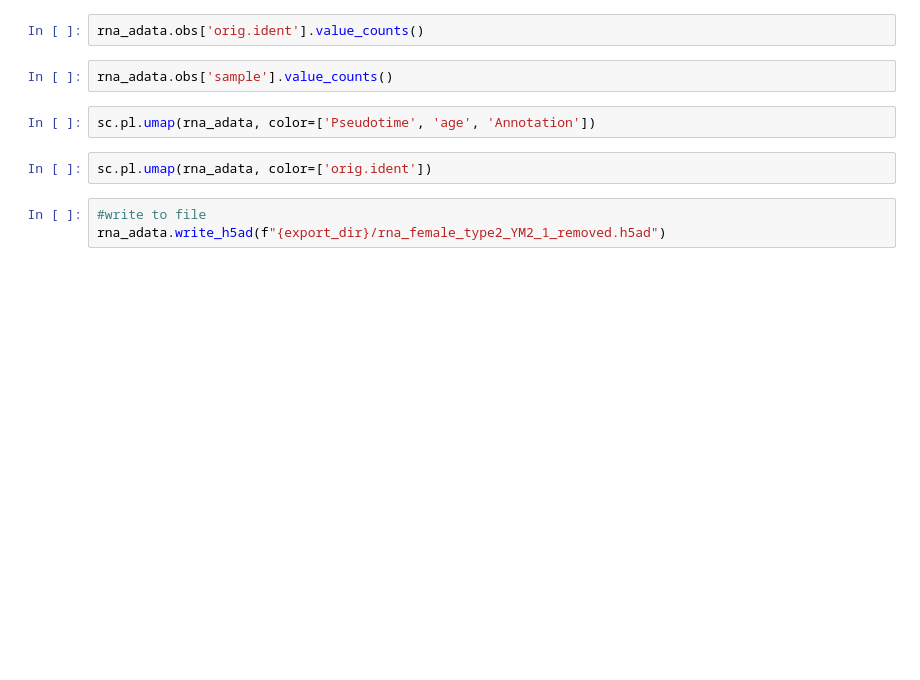
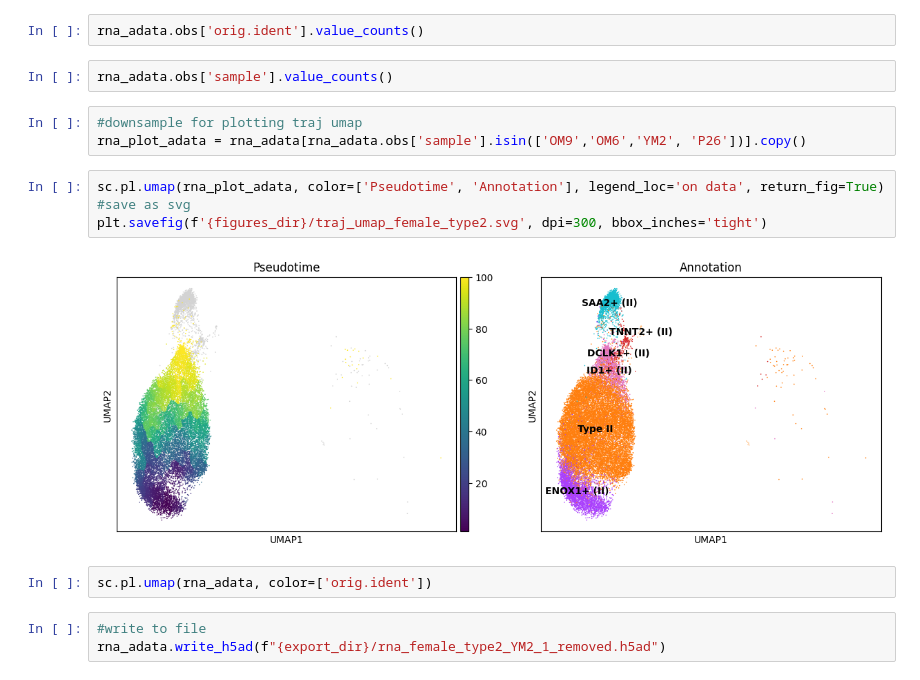
Before and after one commit to sachha-naksha/SKM_multimodal_analysis, a Jupyter notebook: py_scripts/rna_scoring_preproc.ipynb, the cells around one changed output. Drawn from its saved outputs; the diff is of its cells as text; blank space fills up the shorter version.

```diff
--- a/py_scripts/rna_scoring_preproc.ipynb
+++ b/py_scripts/rna_scoring_preproc.ipynb
@@ -176,8 +167,15 @@ rna_adata
 rna_adata.obs['orig.ident'].value_counts()
 # %%
 rna_adata.obs['sample'].value_counts()
-# %%
-sc.pl.umap(rna_adata, color=['Pseudotime', 'age', 'Annotation'])
+# %%
+#downsample for plotting traj umap
+rna_plot_adata = rna_adata[rna_adata.obs['sample'].isin(['OM9','OM6','YM2', 'P26'])].copy()
+# %%
+sc.pl.umap(rna_plot_adata, color=['Pseudotime', 'Annotation'], legend_loc='on data', return_fig=True)
+#save as svg
+plt.savefig(f'{figures_dir}/traj_umap_female_type2.svg', dpi=300, bbox_inches='tight')
+# %% [output]
+[figure, added]
 # %%
 sc.pl.umap(rna_adata, color=['orig.ident'])
 # %%
```
Also changed, not shown: parts of 8 cells of this notebook, 2 other files.
